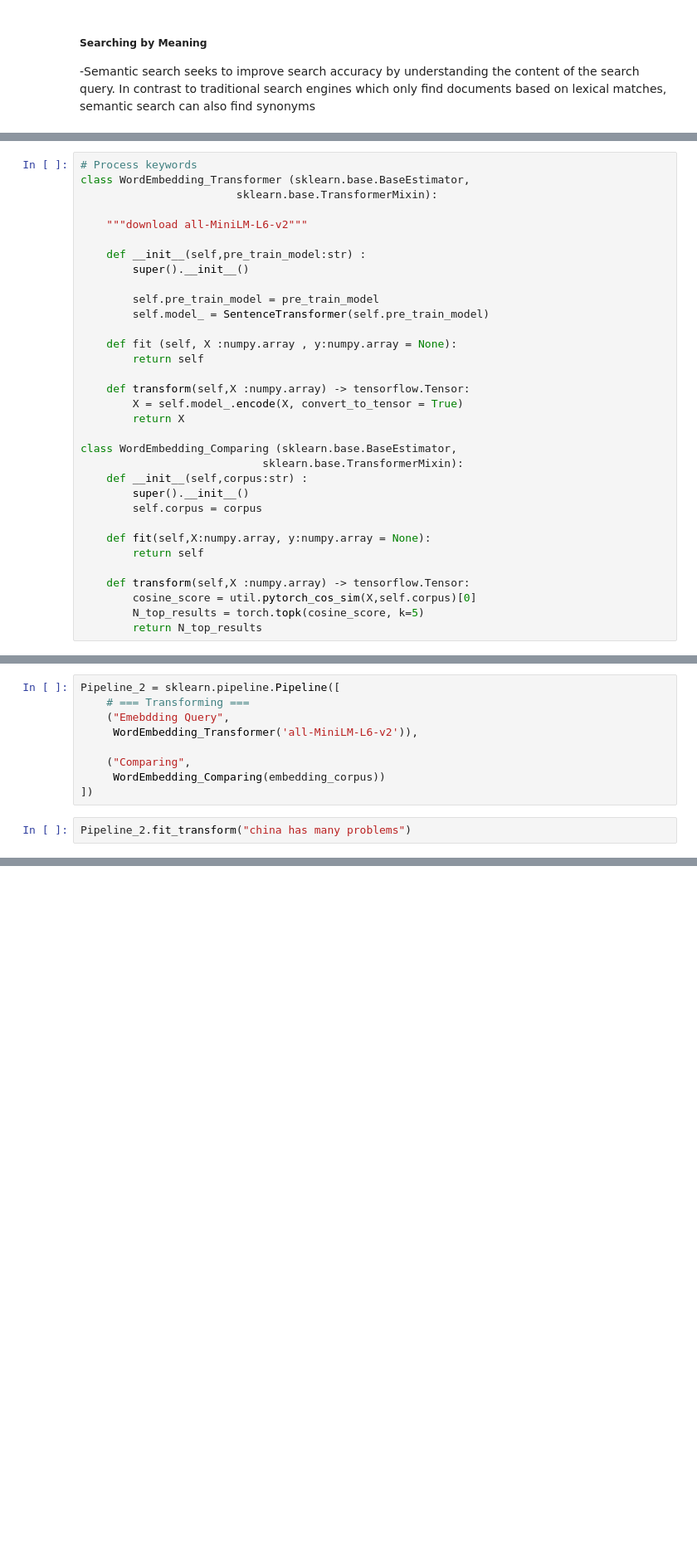
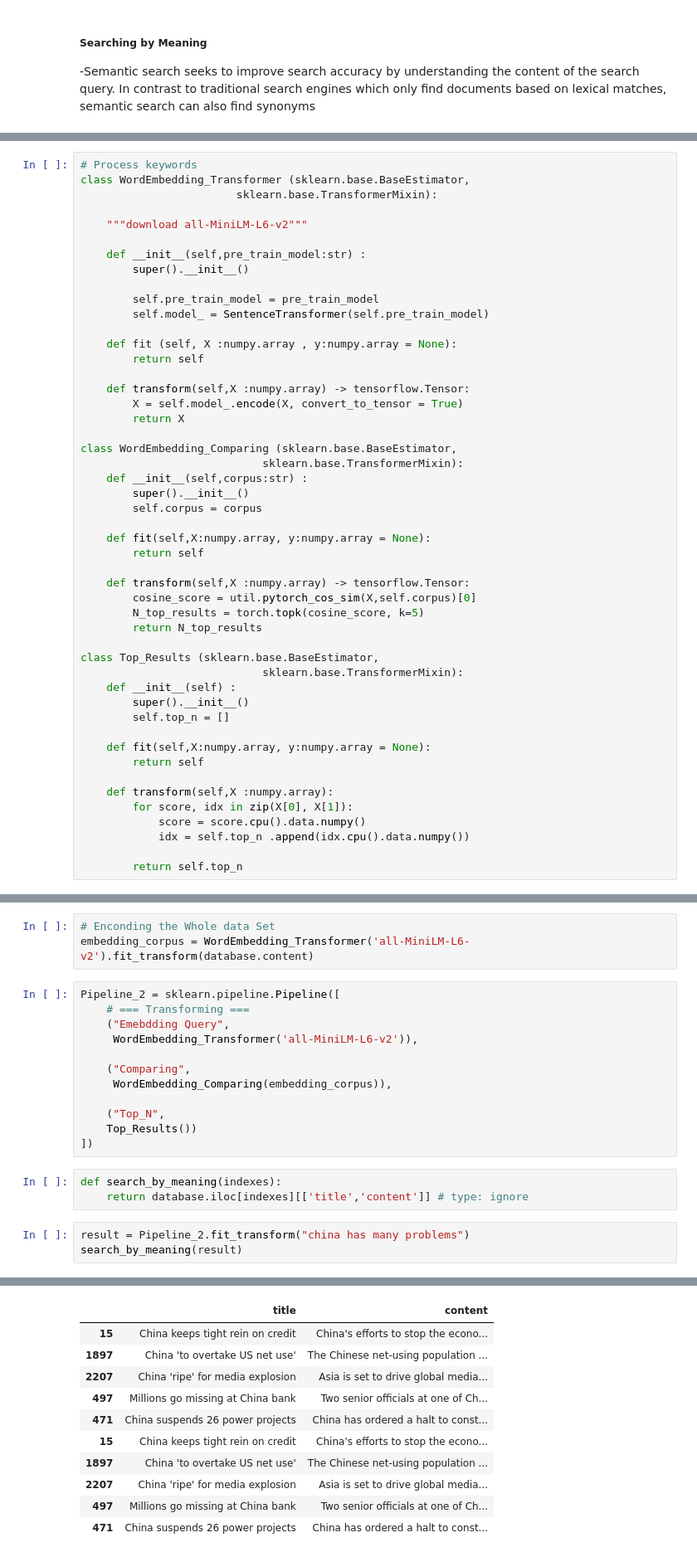
Before and after one commit to raudez77/search_engine, a Jupyter notebook: Jupyter_Notebooks/Search Engines.ipynb, the cells around one changed output, grey strips where cells are left out. Shown at 83% size. Saved outputs shown, nothing was run; the diff lists cells and outputs as text; blank space fills up the shorter version.

Commit message:
Search by Meaning Done

```diff
--- a/Jupyter_Notebooks/Search Engines.ipynb
+++ b/Jupyter_Notebooks/Search Engines.ipynb
@@ -302,3 +298,19 @@ class WordEmbedding_Comparing (sklearn.base.BaseEstimator,
         cosine_score = util.pytorch_cos_sim(X,self.corpus)[0]
         N_top_results = torch.topk(cosine_score, k=5)
         return N_top_results
+
+class Top_Results (sklearn.base.BaseEstimator,
+                            sklearn.base.TransformerMixin):
+    def __init__(self) :
+        super().__init__()
+        self.top_n = []
+
+    def fit(self,X:numpy.array, y:numpy.array = None):
+        return self
+
+    def transform(self,X :numpy.array):
+        for score, idx in zip(X[0], X[1]):
+            score = score.cpu().data.numpy()
+            idx = self.top_n .append(idx.cpu().data.numpy())
+
+        return self.top_n
@@ -316,3 +317,6 @@ tensor([[-0.0510, -0.0707,  0.0135,  ..., -0.1123, -0.0225,  0.0012],
+# %%
+# Enconding the Whole data Set
+embedding_corpus = WordEmbedding_Transformer('all-MiniLM-L6-v2').fit_transform(database.content)
 # %%
 Pipeline_2 = sklearn.pipeline.Pipeline([
     # === Transforming ===
@@ -320,8 +324,15 @@ Pipeline_2 = sklearn.pipeline.Pipeline([
      WordEmbedding_Transformer('all-MiniLM-L6-v2')),
 
     ("Comparing",
-     WordEmbedding_Comparing(embedding_corpus))
+     WordEmbedding_Comparing(embedding_corpus)),
+
+    ("Top_N",
+    Top_Results())
 ])
+# %%
+def search_by_meaning(indexes):
+    return database.iloc[indexes][['title','content']] # type: ignore
 # %%
-Pipeline_2.fit_transform("china has many problems")
+result = Pipeline_2.fit_transform("china has many problems")
+search_by_meaning(result)
 # %% [output]
@@ -330,0 +339,11 @@ indices=tensor([  15, 1897, 2207,  497,  471], device='cuda:0'))
+|  | title | content |
+| 15 | China keeps tight rein on credit | China's efforts to stop the econo... |
+| 1897 | China 'to overtake US net use' | The Chinese net-using population ... |
+| 2207 | China 'ripe' for media explosion | Asia is set to drive global media... |
+| 497 | Millions go missing at China bank | Two senior officials at one of Ch... |
+| 471 | China suspends 26 power projects | China has ordered a halt to const... |
+| 15 | China keeps tight rein on credit | China's efforts to stop the econo... |
+| 1897 | China 'to overtake US net use' | The Chinese net-using population ... |
+| 2207 | China 'ripe' for media explosion | Asia is set to drive global media... |
+| 497 | Millions go missing at China bank | Two senior officials at one of Ch... |
+| 471 | China suspends 26 power projects | China has ordered a halt to const... |
```
Also changed, not shown: parts of 12 cells of this notebook, 6 other files.
